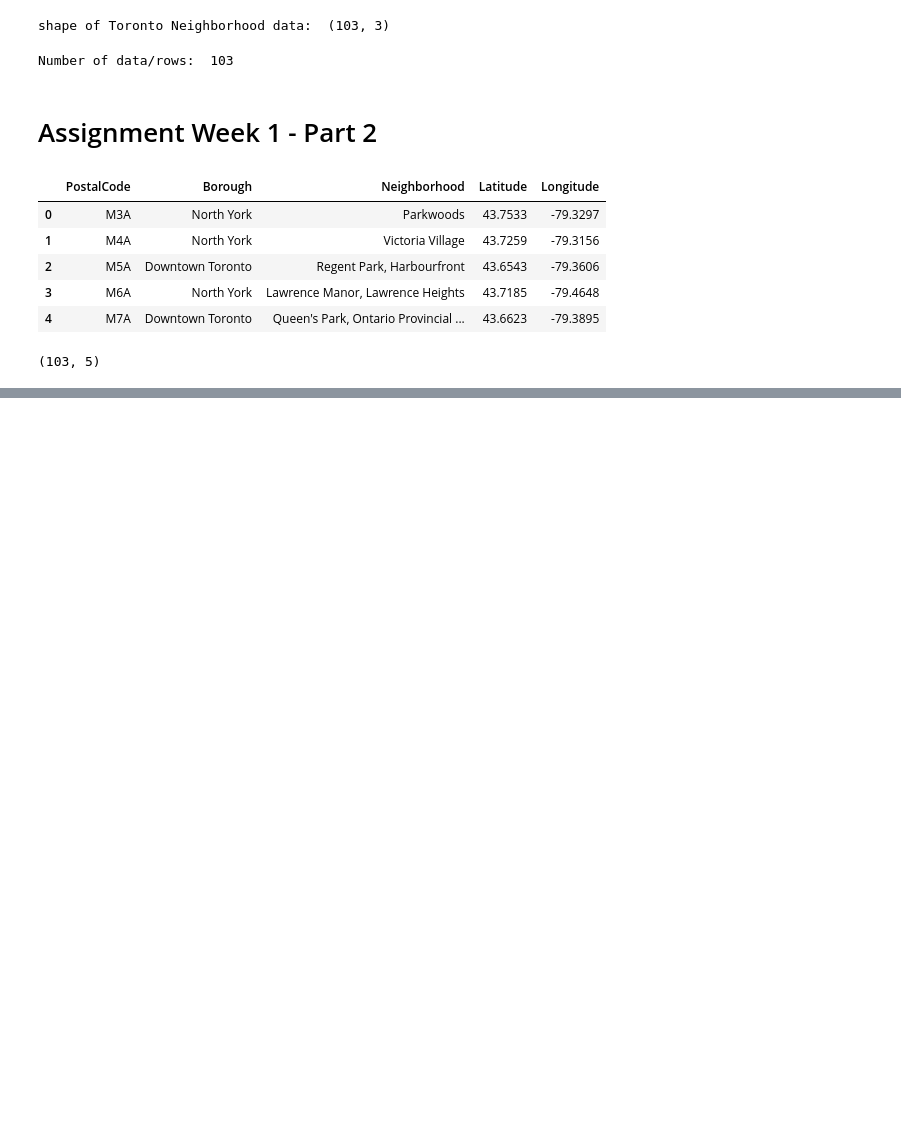
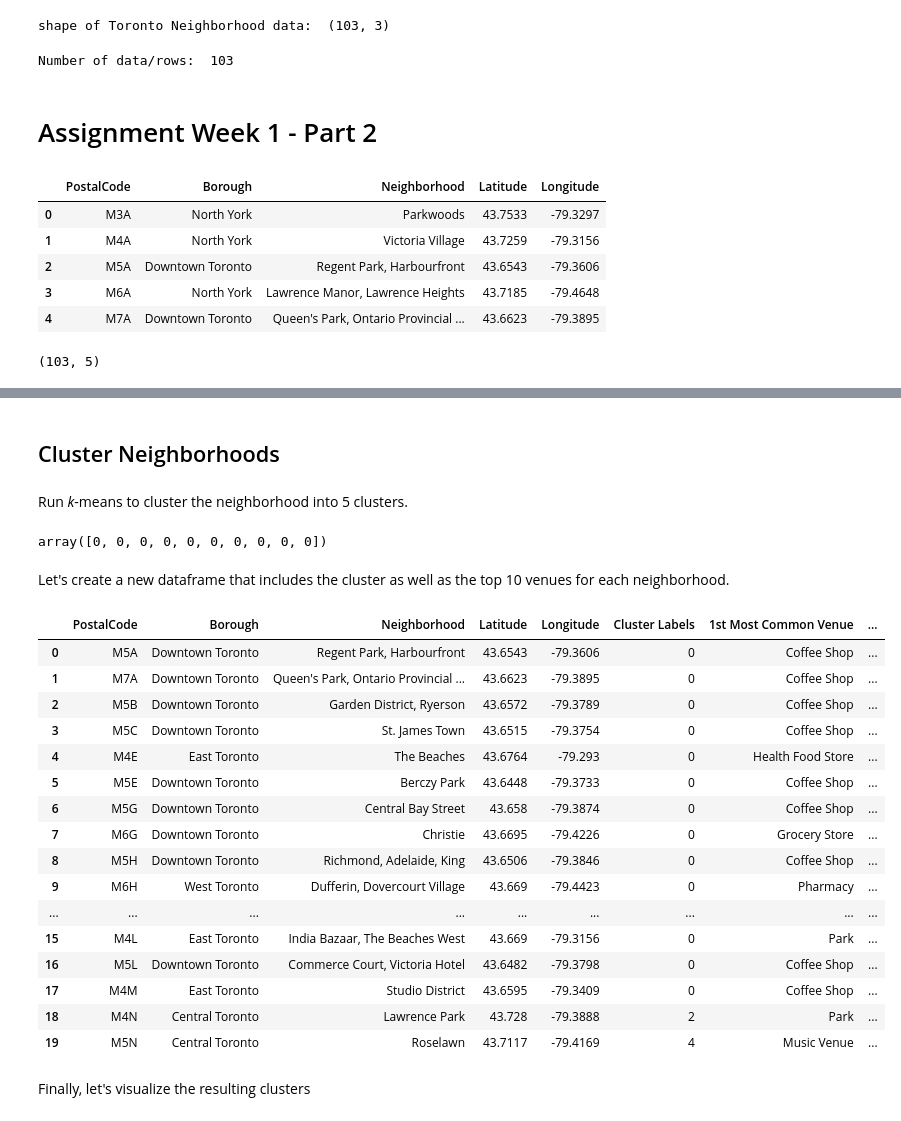
Before and after one commit to satyendrakumar1441/Coursera_Capstone, a Jupyter notebook: capstone_week_3_assignment_1.ipynb, the cells around one changed output, grey strips where cells are left out. Drawn from its saved outputs; the diff is of its cells as text; code cells hidden in the pictures; blank space fills up the shorter version.

```diff
--- a/capstone_week_3_assignment_1.ipynb
+++ b/capstone_week_3_assignment_1.ipynb
@@ -172,0 +400,3 @@ neighborhoods.shape
+# %%
+toronto_grouped = toronto_onehot.groupby('Neighborhood').mean().reset_index()
+toronto_grouped
@@ -172,0 +471,21 @@ neighborhoods.shape
+# %%
+num_top_venues = 10
+
+indicators = ['st', 'nd', 'rd']
+
+# create columns according to number of top venues
+columns = ['Neighborhood']
+for ind in np.arange(num_top_venues):
+    try:
+        columns.append('{}{} Most Common Venue'.format(ind+1, indicators[ind]))
+    except:
+        columns.append('{}th Most Common Venue'.format(ind+1))
+
+# create a new dataframe
+neighborhoods_venues_sorted = pd.DataFrame(columns=columns)
+neighborhoods_venues_sorted['Neighborhood'] = toronto_grouped['Neighborhood']
+
+for ind in np.arange(toronto_grouped.shape[0]):
+    neighborhoods_venues_sorted.iloc[ind, 1:] = return_most_common_venues(toronto_grouped.iloc[ind, :], num_top_venues)
+
+neighborhoods_venues_sorted.head()
@@ -172,0 +499,49 @@ neighborhoods.shape
+# %% [markdown]
+## Cluster Neighborhoods
+# %% [markdown]
+Run _k_-means to cluster the neighborhood into 5 clusters.
+# %%
+# set number of clusters
+kclusters = 5
+
+toronto_grouped_clustering = toronto_grouped.drop('Neighborhood', 1)
+
+# run k-means clustering
+kmeans = KMeans(n_clusters=kclusters, random_state=0).fit(toronto_grouped_clustering)
+
+# check cluster labels generated for each row in the dataframe
+kmeans.labels_[0:10]
+# %% [output]
+array([0, 0, 0, 0, 0, 0, 0, 0, 0, 0])
+# %% [markdown]
+Let's create a new dataframe that includes the cluster as well as the top 10 venues for each neighborhood.
+# %%
+# add clustering labels
+neighborhoods_venues_sorted.insert(0, 'Cluster Labels', kmeans.labels_)
+
+toronto_merged = toronto_df
+
+# merge manhattan_grouped with manhattan_data to add latitude/longitude for each neighborhood
+toronto_merged = toronto_merged.join(neighborhoods_venues_sorted.set_index('Neighborhood'), on='Neighborhood')
+
+toronto_merged.head(20) # check the last columns!
+# %% [output]
+|  | PostalCode | Borough | Neighborhood | Latitude | Longitude | Cluster Labels | 1st Most Common Venue | ... |
+| 0 | M5A | Downtown Toronto | Regent Park, Harbourfront | 43.6543 | -79.3606 | 0 | Coffee Shop | ... |
+| 1 | M7A | Downtown Toronto | Queen's Park, Ontario Provincial ... | 43.6623 | -79.3895 | 0 | Coffee Shop | ... |
+| 2 | M5B | Downtown Toronto | Garden District, Ryerson | 43.6572 | -79.3789 | 0 | Coffee Shop | ... |
+| 3 | M5C | Downtown Toronto | St. James Town | 43.6515 | -79.3754 | 0 | Coffee Shop | ... |
+| 4 | M4E | East Toronto | The Beaches | 43.6764 | -79.293 | 0 | Health Food Store | ... |
+| 5 | M5E | Downtown Toronto | Berczy Park | 43.6448 | -79.3733 | 0 | Coffee Shop | ... |
+| 6 | M5G | Downtown Toronto | Central Bay Street | 43.658 | -79.3874 | 0 | Coffee Shop | ... |
+| 7 | M6G | Downtown Toronto | Christie | 43.6695 | -79.4226 | 0 | Grocery Store | ... |
+| 8 | M5H | Downtown Toronto | Richmond, Adelaide, King | 43.6506 | -79.3846 | 0 | Coffee Shop | ... |
+| 9 | M6H | West Toronto | Dufferin, Dovercourt Village | 43.669 | -79.4423 | 0 | Pharmacy | ... |
+| ... | ... | ... | ... | ... | ... | ... | ... | ... |
+| 15 | M4L | East Toronto | India Bazaar, The Beaches West | 43.669 | -79.3156 | 0 | Park | ... |
+| 16 | M5L | Downtown Toronto | Commerce Court, Victoria Hotel | 43.6482 | -79.3798 | 0 | Coffee Shop | ... |
+| 17 | M4M | East Toronto | Studio District | 43.6595 | -79.3409 | 0 | Coffee Shop | ... |
+| 18 | M4N | Central Toronto | Lawrence Park | 43.728 | -79.3888 | 2 | Park | ... |
+| 19 | M5N | Central Toronto | Roselawn | 43.7117 | -79.4169 | 4 | Music Venue | ... |
+# %% [markdown]
+Finally, let's visualize the resulting clusters
```
Also changed, not shown: parts of 35 cells of this notebook.
